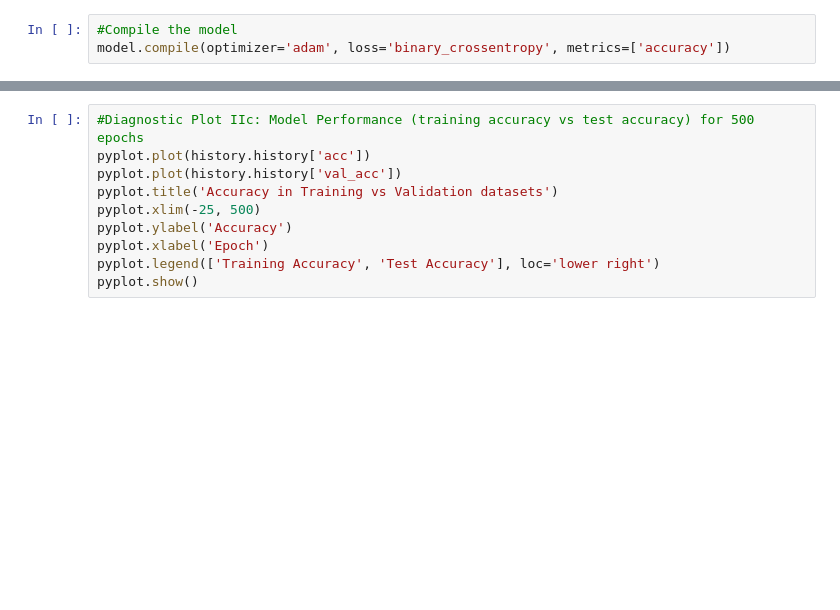
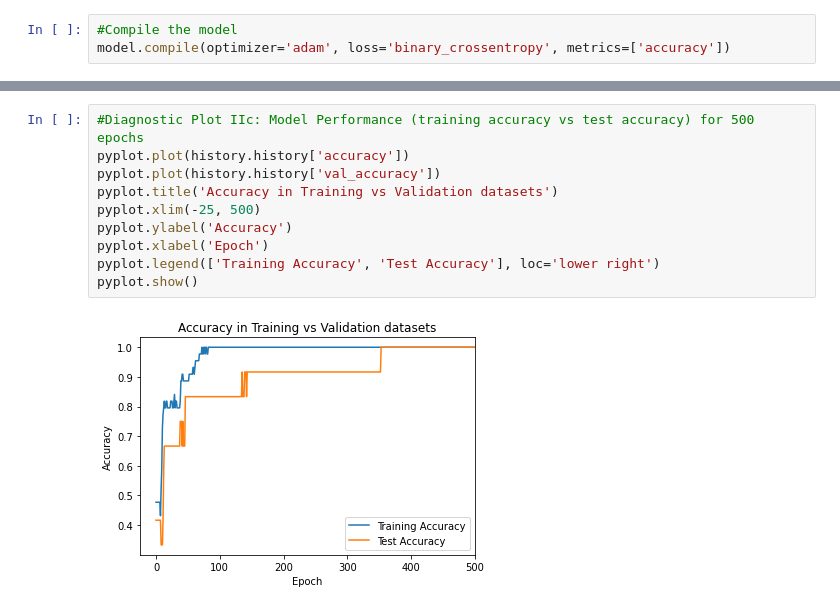
Before and after one commit to DipankarJDutta/DipankarJDutta-Biomarker-discovery-from-B-T-cells-in-FASD-GDM-with-LSTM, a Jupyter notebook: LSTM_B_T_Median_optimized-model_anvil app.ipynb, the cells around one changed output, grey strips where cells are left out. Drawn from its saved outputs; the diff is of its cells as text; blank space fills up the shorter version.

```diff
--- a/LSTM_B_T_Median_optimized-model_anvil app.ipynb
+++ b/LSTM_B_T_Median_optimized-model_anvil app.ipynb
@@ -122,12 +162,14 @@ pyplot.show()
 # %%
 #Diagnostic Plot IIc: Model Performance (training accuracy vs test accuracy) for 500 epochs
-pyplot.plot(history.history['acc'])
-pyplot.plot(history.history['val_acc'])
+pyplot.plot(history.history['accuracy'])
+pyplot.plot(history.history['val_accuracy'])
 pyplot.title('Accuracy in Training vs Validation datasets')
 pyplot.xlim(-25, 500)
 pyplot.ylabel('Accuracy')
 pyplot.xlabel('Epoch')
 pyplot.legend(['Training Accuracy', 'Test Accuracy'], loc='lower right')
 pyplot.show()
+# %% [output]
+[figure, added]
 # %%
 #Diagnostic Plot IIc: Model Performance (training accuracy vs test accuracy) for 250 epochs
```
Also changed, not shown: parts of 11 cells of this notebook.
